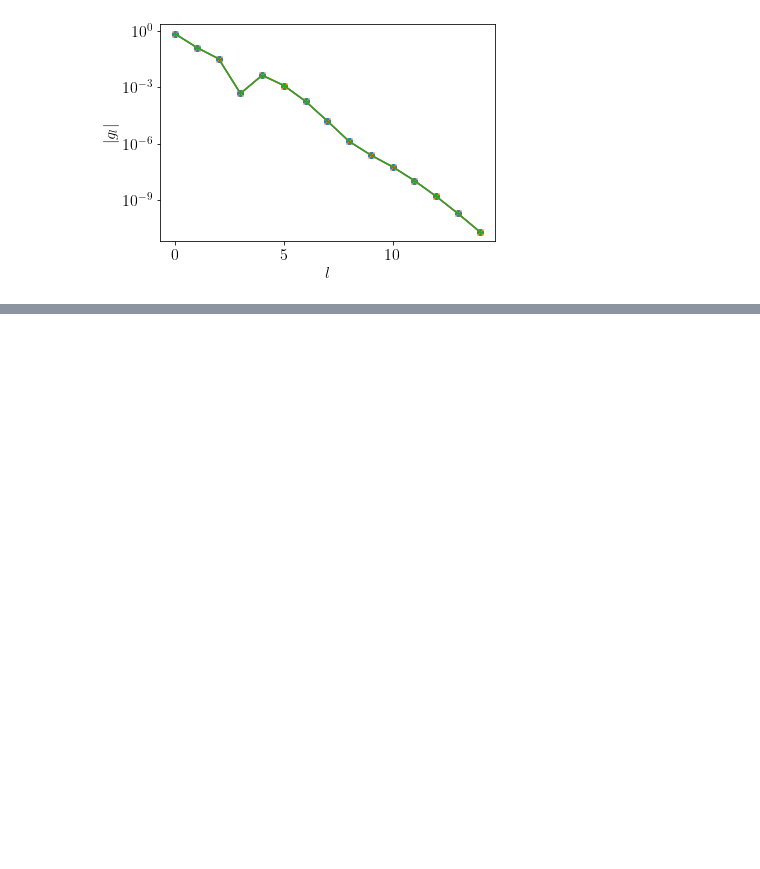
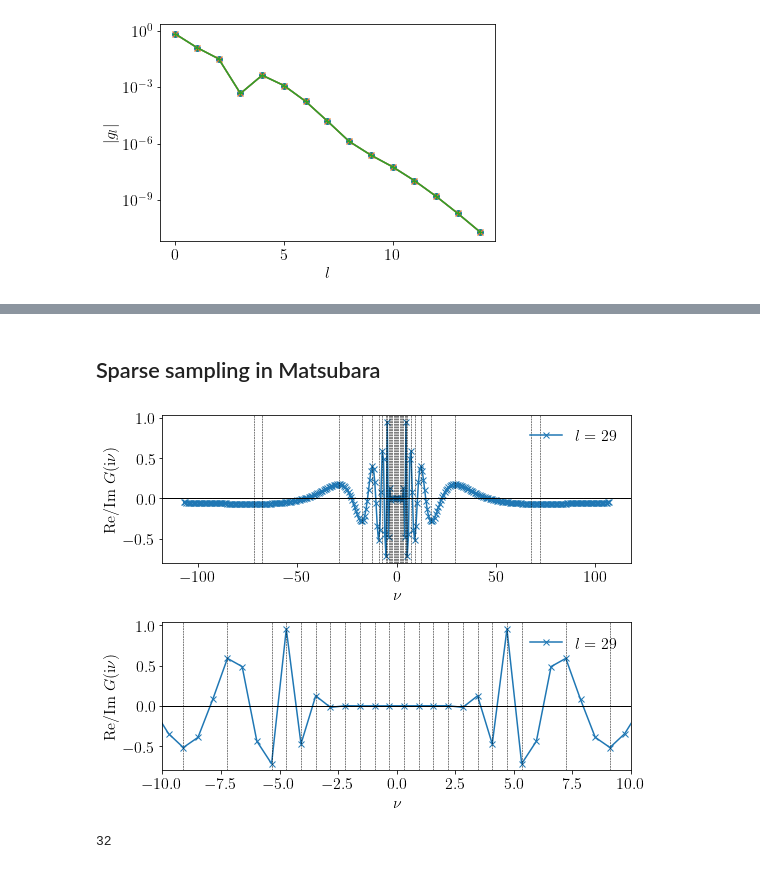
Before and after one commit to shinaoka/numerical_recipes_many_body_physics, a Jupyter notebook: section7.ipynb, the cells around one changed output, grey strips where cells are left out. Saved outputs shown, nothing was run; the diff lists cells and outputs as text; code cells hidden in the pictures; blank space fills up the shorter version.

```diff
--- a/section7.ipynb
+++ b/section7.ipynb
@@ -171,0 +162,35 @@ Condition number:  11.263335632185683
+# %% [markdown]
+## Sparse sampling in Matsubara
+# %%
+get_nonzero_part = lambda l, data: data.imag if l%2==0 else data.real
+
+fig, axes = plt.subplots(2, figsize=(8,6))
+
+smpl_matsu = irbasis3.MatsubaraSampling(basis)
+nmax = int(1.5*(smpl_matsu.sampling_points.max()//2))
+nvec = 2*np.arange(-nmax,nmax)+1
+vvec = nvec * np.pi/beta
+for l in [basis.size-1]:
+    for ax in axes:
+        ax.plot(vvec, get_nonzero_part(l, basis.uhat[l](nvec)), label=f"$l={l}$", ls='-', marker='x')
+
+for n in smpl_matsu.sampling_points:
+    for ax in axes:
+        ax.axvline(n*np.pi/beta, ls='--', lw=0.5, color='k')
+        ax.axhline(0, ls='--', lw=0.5, color='k')
+
+for ax in axes:
+    ax.legend(frameon=False)
+    ax.set_xlabel(r"$\nu$")
+    ax.set_ylabel(r"Re/Im $G(\mathrm{i}\nu)$")
+
+axes[1].set_xlim([-10,10])
+
+plt.tight_layout()
+plt.savefig('uhat.pdf')
+# %% [output]
+[figure, added]
+# %%
+smpl_matsu.sampling_points.size
+# %% [output]
+32
```
Also changed, not shown: parts of 4 cells of this notebook, 3 other files.
